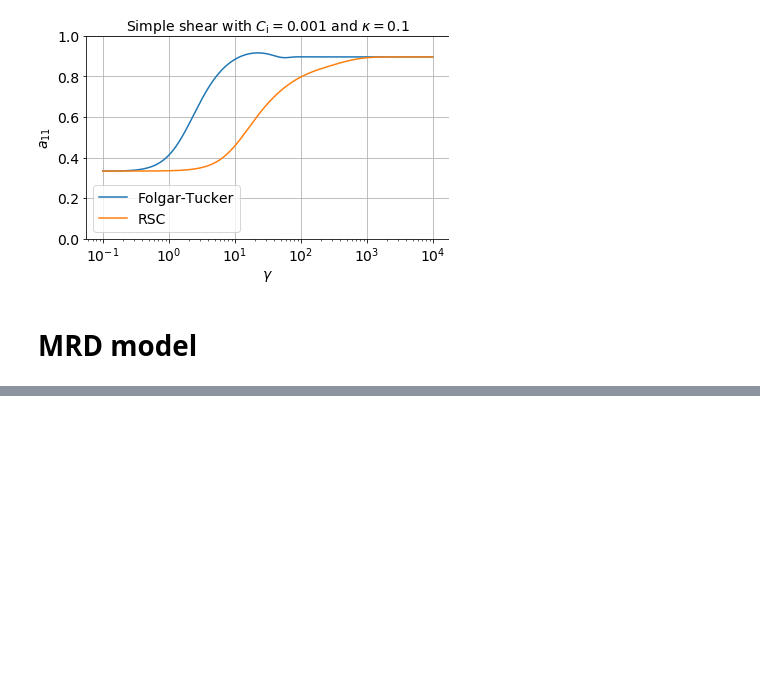
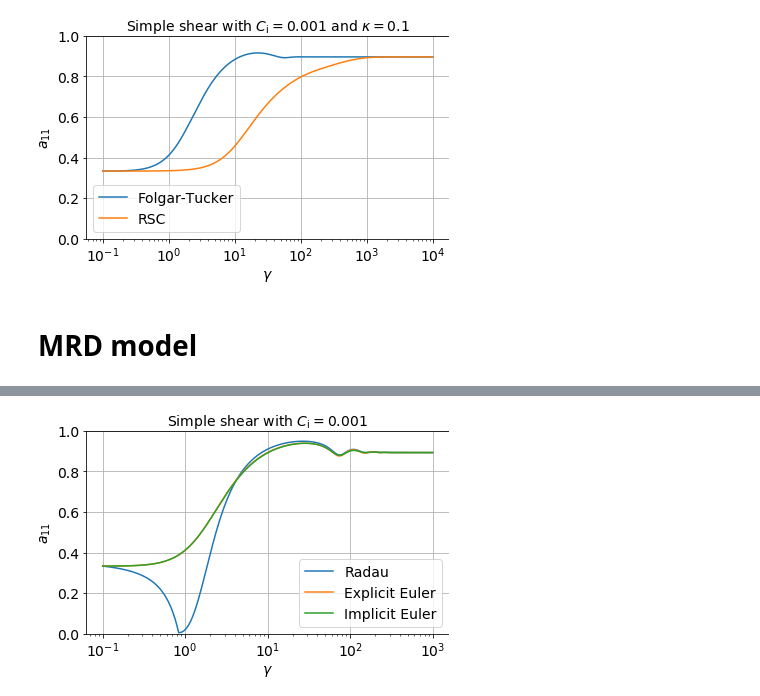
Before and after one commit to tianyikillua/fiberpy, a Jupyter notebook: examples/orientation.ipynb, the cells around one changed output, grey strips where cells are left out. Saved outputs shown, nothing was run; the diff lists cells and outputs as text; code cells hidden in the pictures; blank space fills up the shorter version.

```diff
--- a/examples/orientation.ipynb
+++ b/examples/orientation.ipynb
@@ -205,0 +208,35 @@ plt.tight_layout()
+# %%
+def euler_method(dadt, t, a0, implicit=False):
+    from scipy import optimize
+    a0_ = a0.flatten()
+    y = np.zeros((len(a0_), len(t)))
+    y[:, 0] = a0_
+    for i in range(len(t) - 1):
+        dt = t[i + 1] - t[i]
+        if not implicit:
+            y[:, i + 1] = y[:, i] + dt * dadt(t[i], y[:, i])
+        else:
+            def fun(y_):
+                return (y_ - y[:, i]) / dt - dadt(t[i + 1], y_)
+            sol = optimize.root(fun, y[:, i])
+            y[:, i + 1] = sol.x
+    return y
+
+sol, dadt_MRD = fiber_orientation(a0, t, Shear, ci, ar, D3=D3, method="Radau", debug=True)
+plt.semilogx(t, sol.y[0, :], "-", label="Radau")
+
+y = euler_method(dadt_MRD, t, a0)
+plt.semilogx(t, y[0, :], "-", label="Explicit Euler")
+
+y = euler_method(dadt_MRD, t, a0, implicit=True)
+plt.semilogx(t, y[0, :], "-", label="Implicit Euler")
+
+plt.xlabel("$\gamma$")
+plt.ylabel("$a_{11}$")
+plt.title("Simple shear with $C_\mathrm{i}=%g$" % ci)
+plt.grid()
+plt.ylim(0, 1)
+plt.legend()
+plt.tight_layout()
+# %% [output]
+[figure, added]
```
Also changed, not shown: parts of 8 cells of this notebook, 2 other files.
